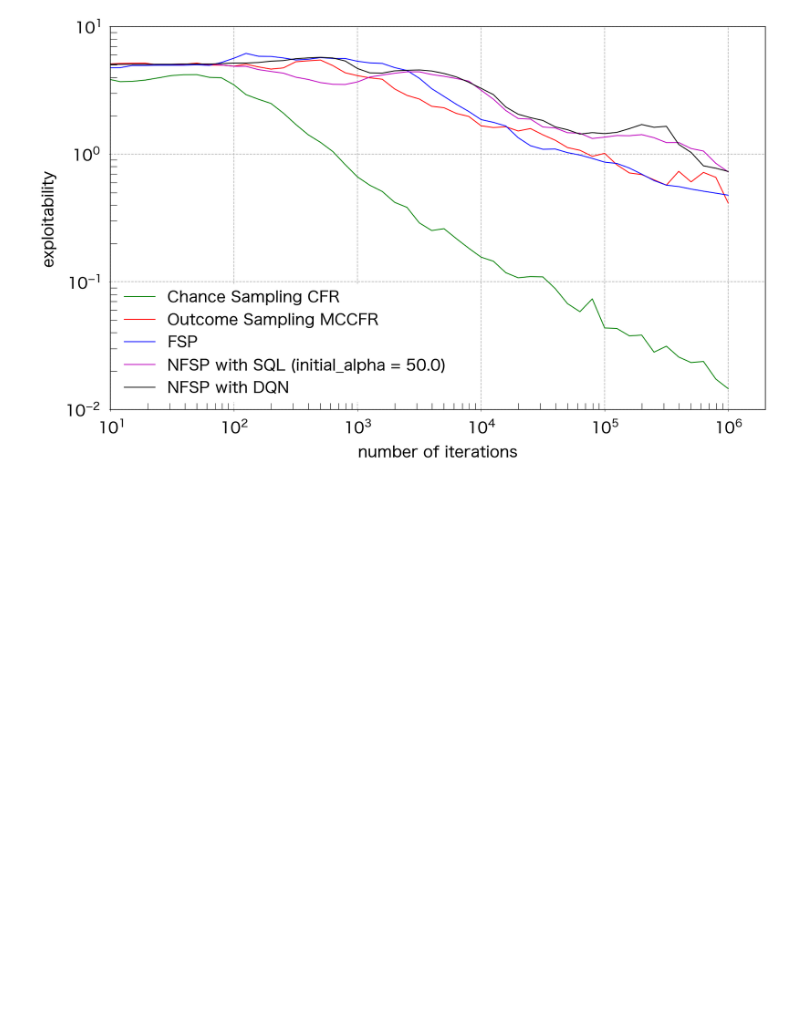
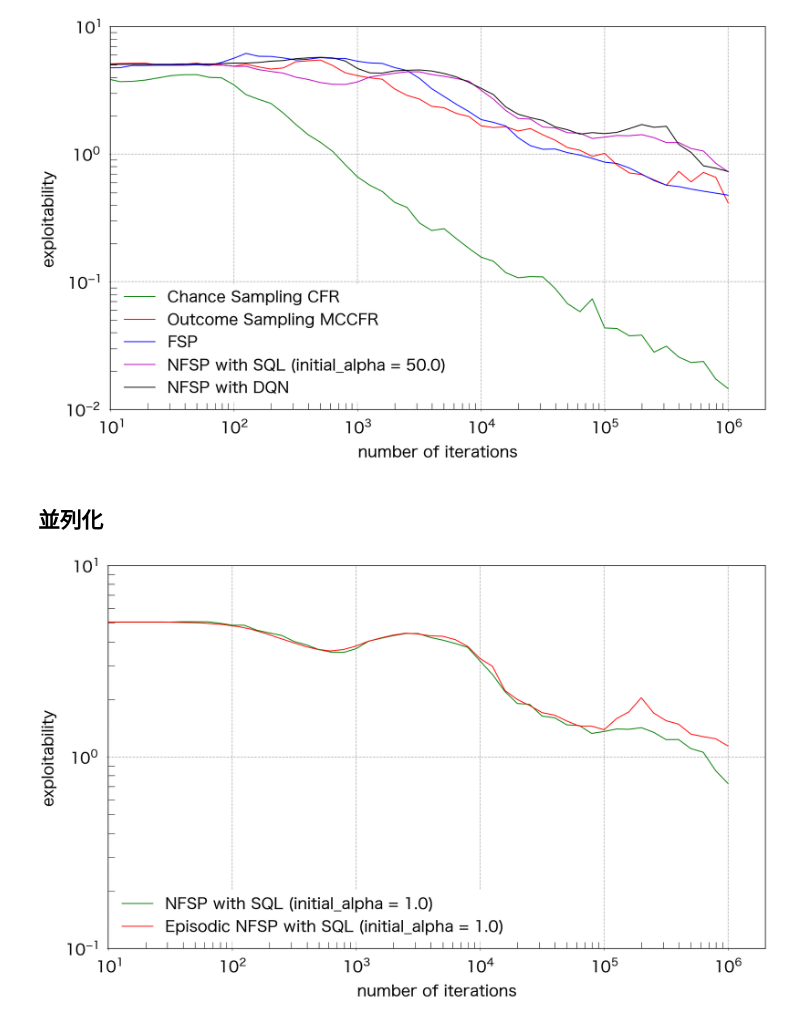
Before and after one commit to yusuke-sk/cfr, a Jupyter notebook: Other/Make_png/jupyter_notebook/leduc_poker_2players.ipynb, the cells around one changed output. Drawn from its saved outputs; the diff is of its cells as text; code cells hidden in the pictures; blank space fills up the shorter version.

```diff
--- a/Other/Make_png/jupyter_notebook/leduc_poker_2players.ipynb
+++ b/Other/Make_png/jupyter_notebook/leduc_poker_2players.ipynb
@@ -115,3 +115,35 @@ plt.tick_params(width = 1, length = 15, which = "minor", direction = "in")
 plt.savefig("../png/leduc_poker_{}players_all_method.png".format(NUM_PLAYERS))
 # %% [output]
 [figure]
+# %% [markdown]
+ ## 並列化
+# %%
+df_1 = pd.read_csv("../output/Leduc_poker/{}players/DB_for_42_NFSP_sql_50.0_True.csv".format(NUM_PLAYERS))
+df_2 = pd.read_csv("../output/Leduc_poker/{}players/DB_for_42_NFSP_sql_50.0_episode.csv".format(NUM_PLAYERS))
+#df_3 = pd.read_csv("../output/Leduc_poker/{}players/DB_for_42_NFSP_sql_1.0_DataCollect.csv".format(NUM_PLAYERS))
+
+
+plt.rcParams["font.size"] = 35
+plt.figure(figsize=(24,15))
+plt.plot(df_1.iteration, df_1.exploitability_for_42_sql, label="NFSP with SQL (initial_alpha = 1.0)" , lw=2, color="g")
+plt.plot(df_2.iteration, df_2.exploitability_for_42_sql, label="Episodic NFSP with SQL (initial_alpha = 1.0)", lw=2, color="r")
+#plt.plot(df_3.iteration, df_3.exploitability_for_42_sql, label="Paralell NFSP with SQL (initial_alpha = 1.0)", lw=2, color="b")
+
+plt.xscale('log')
+plt.yscale('log')
+plt.xlabel('number of iterations', labelpad=20)
+plt.ylabel('exploitability', labelpad=20)
+plt.legend(loc = "lower left", facecolor="white", edgecolor="white", framealpha=1)
+plt.grid(linestyle = "--", linewidth = 1.5)
+plt.gca().spines["top"].set_linewidth(1.5)
+plt.gca().spines["left"].set_linewidth(1.5)
+plt.gca().spines["bottom"].set_linewidth(1.5)
+plt.gca().spines["right"].set_linewidth(1.5)
+plt.xlim(10)
+plt.tick_params(pad=20)
+plt.ylim(0.1,10)
+plt.tight_layout()
+plt.tick_params(width = 1, length = 15, which = "minor", direction = "in")
+#plt.savefig("../png/leduc_poker_{}players_whether_parallel.png".format(NUM_PLAYERS))
+# %% [output]
+[figure, added]
```
Also changed, not shown: 37 other files.
